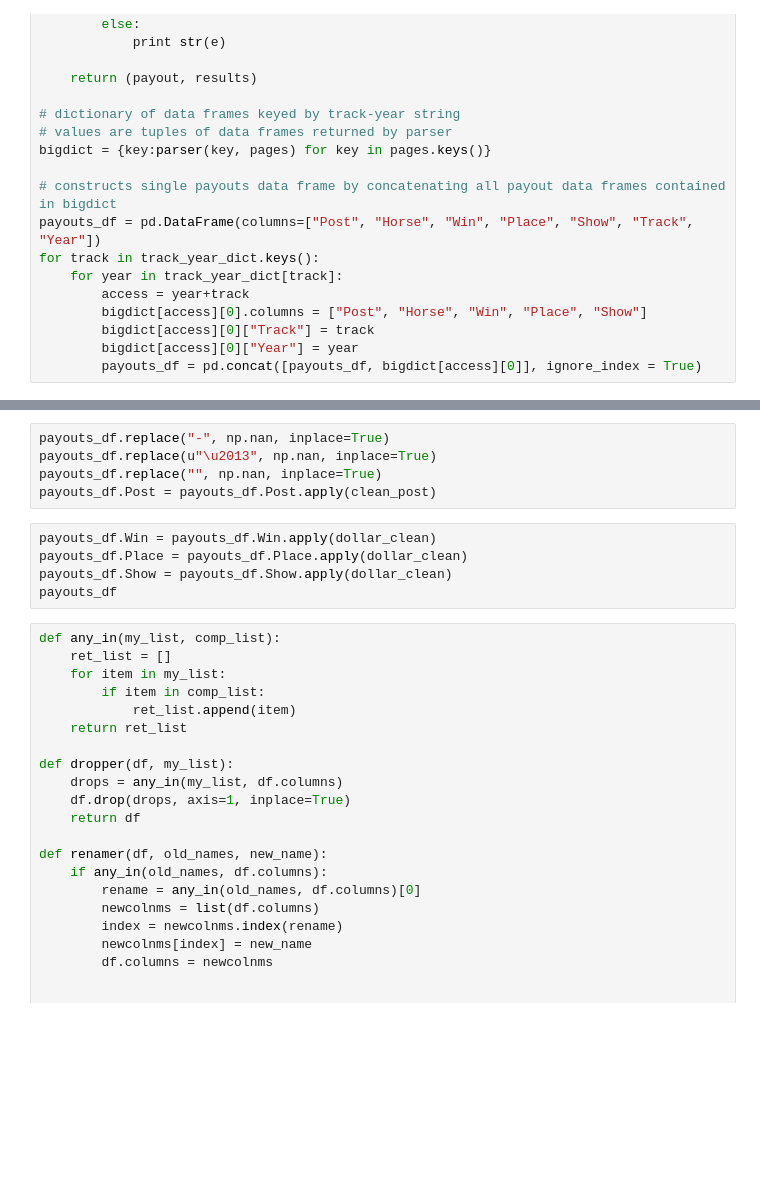
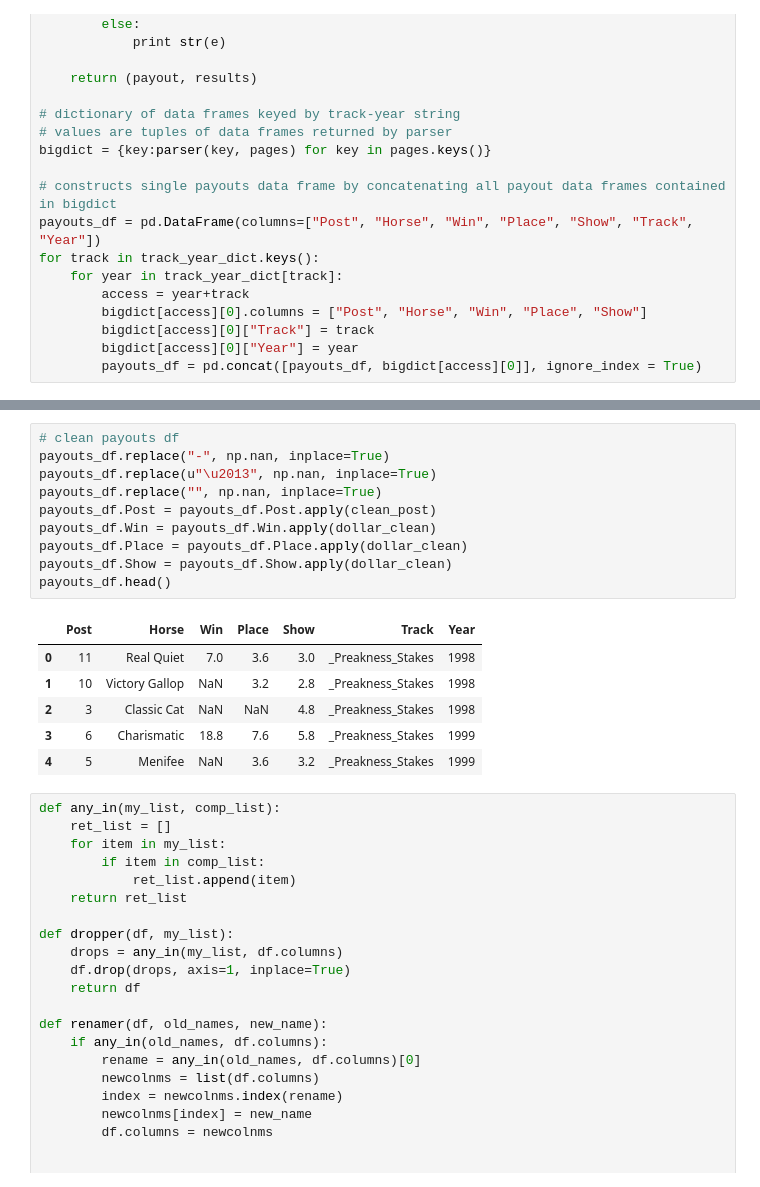
Before and after one commit to gebailey23/prettyponies, a Jupyter notebook: ProcessBook.ipynb, the cells around one changed output, grey strips where cells are left out. Drawn from its saved outputs; the diff is of its cells as text; blank space fills up the shorter version.

```diff
--- a/ProcessBook.ipynb
+++ b/ProcessBook.ipynb
@@ -611,13 +622,20 @@ def dollar_clean(inpt):
 # %%
+# clean payouts df
 payouts_df.replace("-", np.nan, inplace=True)
 payouts_df.replace(u"\u2013", np.nan, inplace=True)
 payouts_df.replace("", np.nan, inplace=True)
 payouts_df.Post = payouts_df.Post.apply(clean_post)
+payouts_df.Win = payouts_df.Win.apply(dollar_clean)
+payouts_df.Place = payouts_df.Place.apply(dollar_clean)
+payouts_df.Show = payouts_df.Show.apply(dollar_clean)
+payouts_df.head()
+# %% [output]
+|  | Post | Horse | Win | Place | Show | Track | Year |
+| 0 | 11 | Real Quiet | 7.0 | 3.6 | 3.0 | _Preakness_Stakes | 1998 |
+| 1 | 10 | Victory Gallop | NaN | 3.2 | 2.8 | _Preakness_Stakes | 1998 |
+| 2 | 3 | Classic Cat | NaN | NaN | 4.8 | _Preakness_Stakes | 1998 |
+| 3 | 6 | Charismatic | 18.8 | 7.6 | 5.8 | _Preakness_Stakes | 1999 |
+| 4 | 5 | Menifee | NaN | 3.6 | 3.2 | _Preakness_Stakes | 1999 |
-# %%
-payouts_df.Win = payouts_df.Win.apply(dollar_clean)
-payouts_df.Place = payouts_df.Place.apply(dollar_clean)
-payouts_df.Show = payouts_df.Show.apply(dollar_clean)
-payouts_df
 # %%
 def any_in(my_list, comp_list):
     ret_list = []
```
Also changed, not shown: parts of 9 cells of this notebook.
